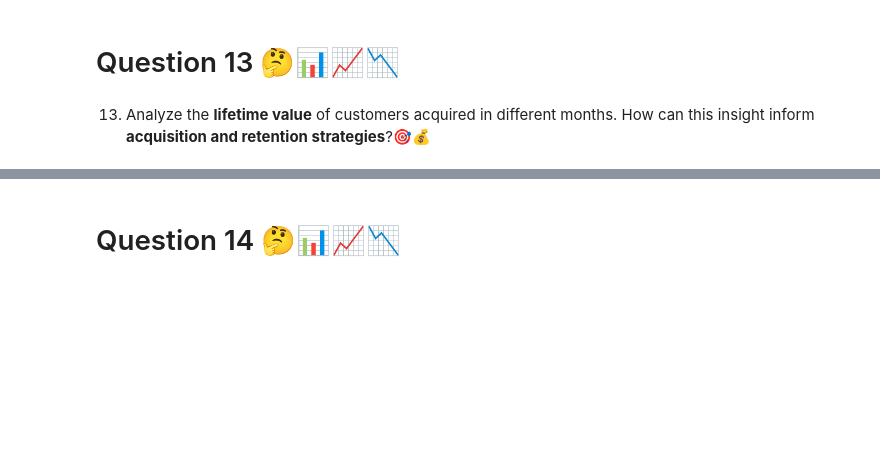
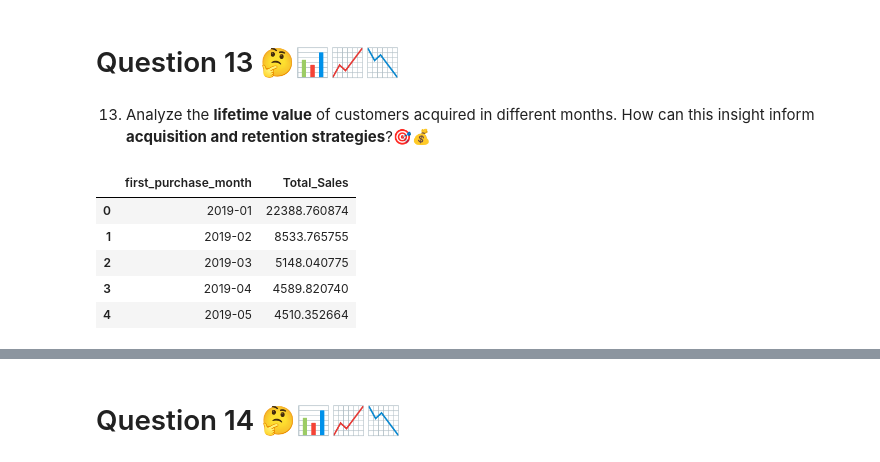
Before and after one commit to Smita569/E-commerce_Marketing_and_sales, a Jupyter notebook: E_commerce_Marketing_and_sales_Business_Case.ipynb, the cells around one changed output, grey strips where cells are left out. Saved outputs shown, nothing was run; the diff lists cells and outputs as text; code cells hidden in the pictures; blank space fills up the shorter version.

```diff
--- a/E_commerce_Marketing_and_sales_Business_Case.ipynb
+++ b/E_commerce_Marketing_and_sales_Business_Case.ipynb
@@ -844,3 +842,22 @@ Urgent Need for Retention Strategies: The low retention rate presents a high-pri
 # Question 13 🤔📊📈📉
 # %% [markdown]
 13. Analyze the **lifetime value** of customers acquired in different months. How can this insight inform **acquisition and retention strategies**?🎯💰
+# %%
+# taking relevant columns useful for analysis from df_sales_with_first_purchase
+df_customer_LV_data=df_sales_with_first_purchase[['CustomerID','first_purchase_month','Year_Month','Total_Sales']]
+# group customerid and take the sum for total sales
+customer_ltv = df_customer_LV_data.groupby('CustomerID')['Total_Sales'].sum().reset_index()
+# merge the data
+customer_ltv = pd.merge(customer_ltv, df_customer_LV_data[['CustomerID', 'first_purchase_month']], on='CustomerID', how='left')
+# Calculate the average 'Total_Sales' for each 'first_purchase_month'
+monthly_ltv = customer_ltv.groupby('first_purchase_month')['Total_Sales'].mean().reset_index()
+# Sort the results by 'first_purchase_month'
+monthly_ltv = monthly_ltv.sort_values(by='first_purchase_month')
+monthly_ltv.head()
+# %% [output]
+|  | first_purchase_month | Total_Sales |
+| 0 | 2019-01 | 22388.760874 |
+| 1 | 2019-02 | 8533.765755 |
+| 2 | 2019-03 | 5148.040775 |
+| 3 | 2019-04 | 4589.820740 |
+| 4 | 2019-05 | 4510.352664 |
```
Also changed, not shown: parts of 3 cells of this notebook.
